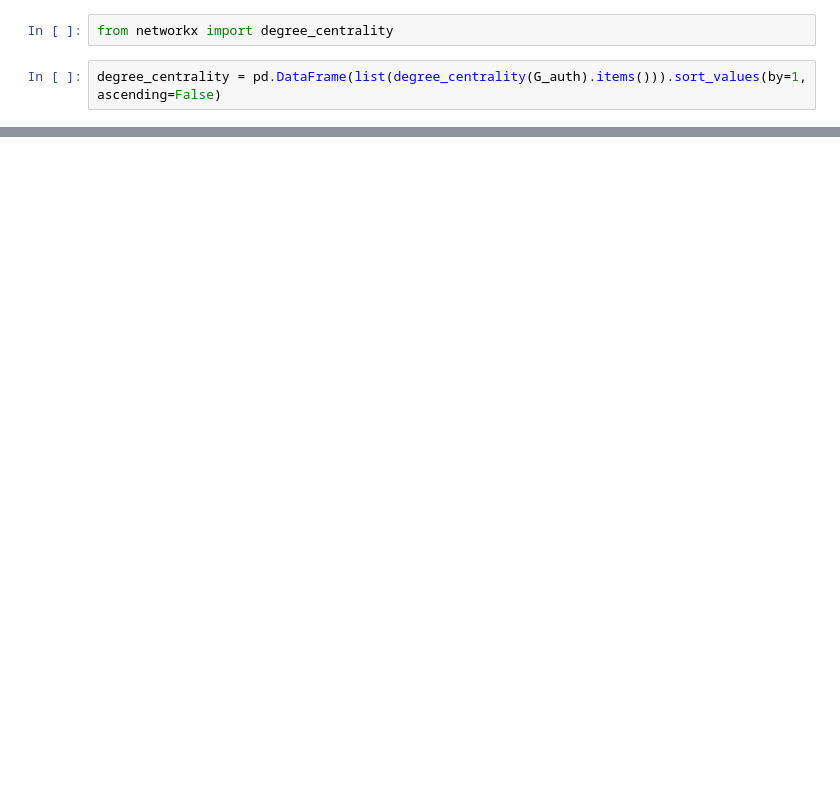
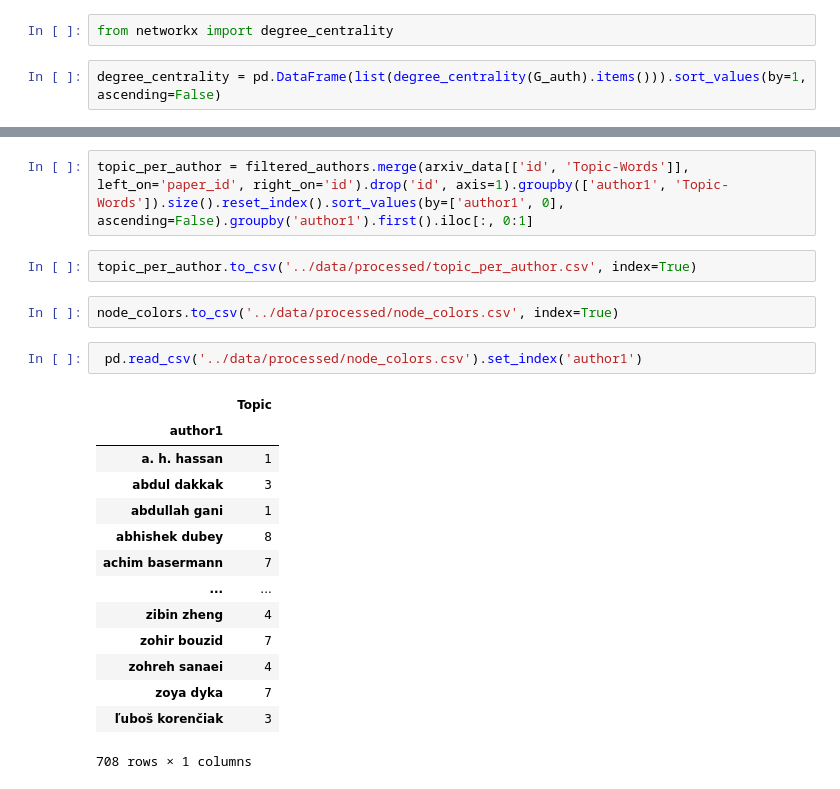
Before and after one commit to vruvora/semi-investing, a Jupyter notebook: notebooks/arxiv_topic_modeling.ipynb, the cells around one changed output, grey strips where cells are left out. Saved outputs shown, nothing was run; the diff lists cells and outputs as text; blank space fills up the shorter version.

```diff
--- a/notebooks/arxiv_topic_modeling.ipynb
+++ b/notebooks/arxiv_topic_modeling.ipynb
@@ -227,0 +429,23 @@ arxiv_data[(arxiv_data['date'] >= '2010-01-01') & (arxiv_data['date'] < '2020-12
+# %%
+topic_per_author = filtered_authors.merge(arxiv_data[['id', 'Topic-Words']], left_on='paper_id', right_on='id').drop('id', axis=1).groupby(['author1', 'Topic-Words']).size().reset_index().sort_values(by=['author1', 0], ascending=False).groupby('author1').first().iloc[:, 0:1]
+# %%
+topic_per_author.to_csv('../data/processed/topic_per_author.csv', index=True)
+# %%
+node_colors.to_csv('../data/processed/node_colors.csv', index=True)
+# %%
+ pd.read_csv('../data/processed/node_colors.csv').set_index('author1')
+# %% [output]
+|  | Topic |
+| author1 |  |
+| a. h. hassan | 1 |
+| abdul dakkak | 3 |
+| abdullah gani | 1 |
+| abhishek dubey | 8 |
+| achim basermann | 7 |
+| ... | ... |
+| zibin zheng | 4 |
+| zohir bouzid | 7 |
+| zohreh sanaei | 4 |
+| zoya dyka | 7 |
+| ľuboš korenčiak | 3 |
+708 rows × 1 columns
```
Also changed, not shown: parts of 30 cells of this notebook, 1 other file.
